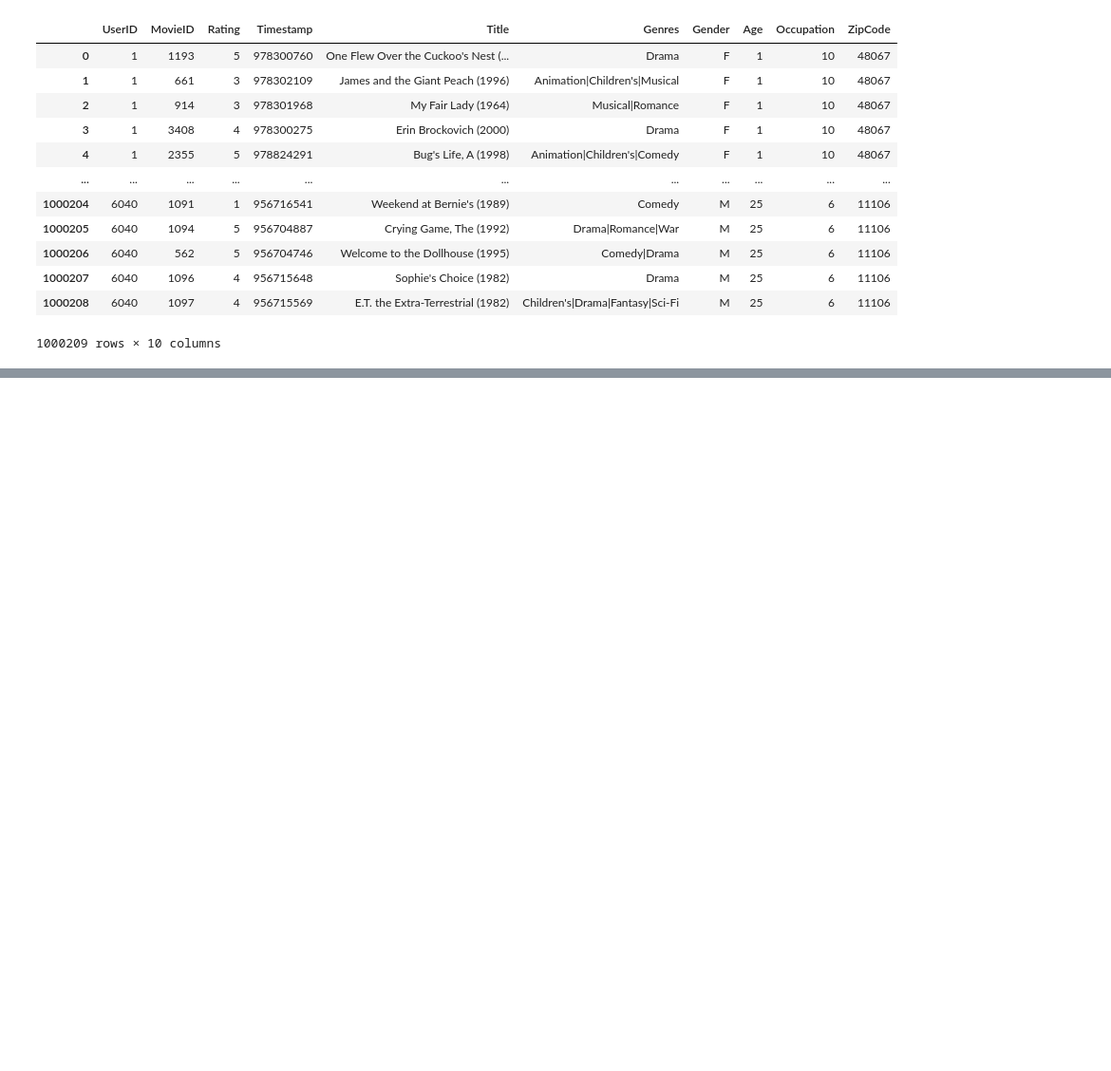
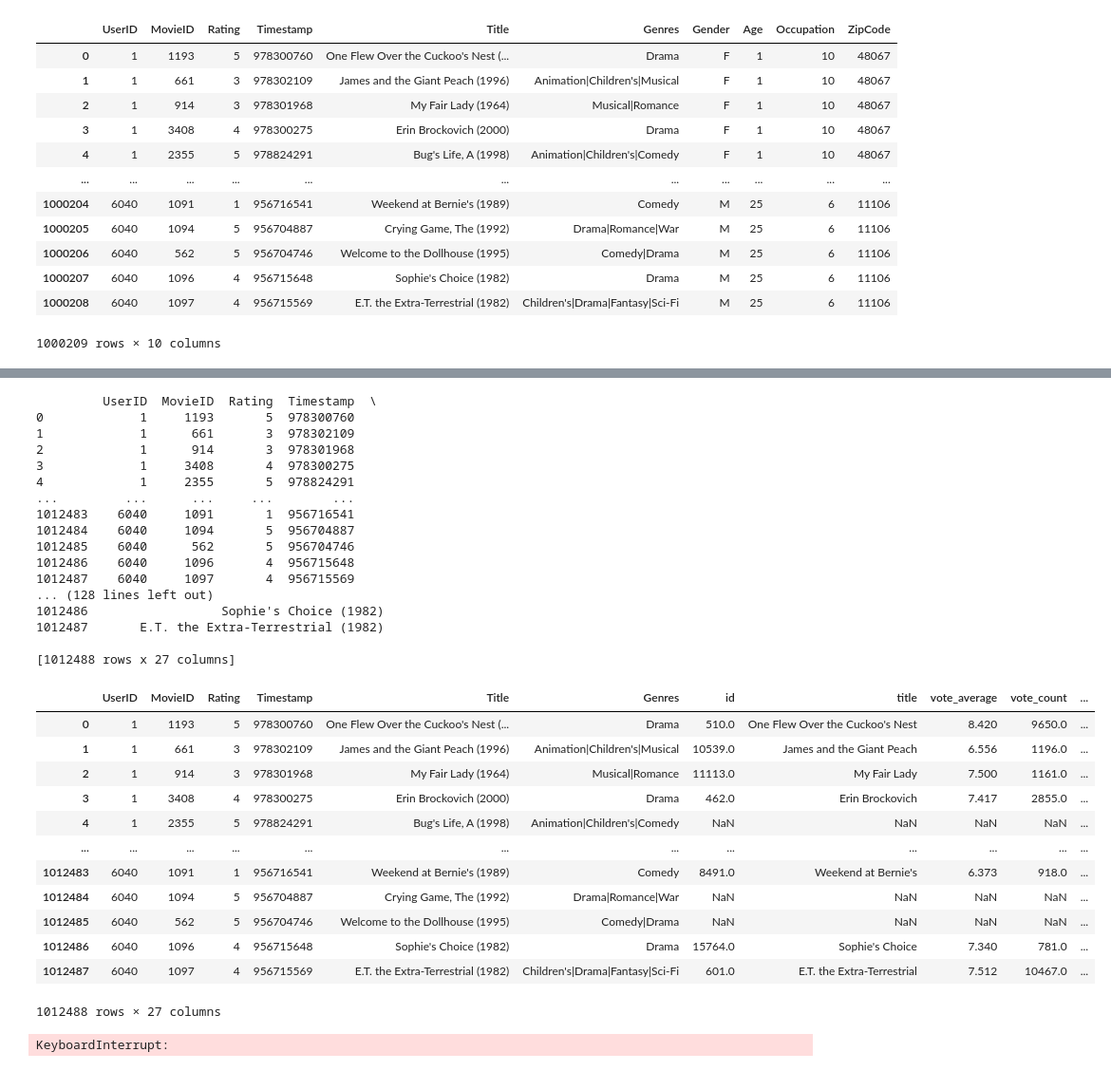
Before and after one commit to wadeyman/4222_Project, a Jupyter notebook: main.ipynb, the cells around one changed output, grey strips where cells are left out. Shown: that part at 95% size. Cells and saved outputs as stored; diff of their text form; code cells hidden in the pictures; blank space fills up the shorter version.

```diff
--- a/main.ipynb
+++ b/main.ipynb
@@ -103,0 +153,79 @@ merged_df
+# %%
+# Assuming 'merged_df' is your DataFrame
+content_merged_df = merged_df.drop(['genres', 'poster_path', 'backdrop_path','Age', 'Gender', 'homepage','Occupation', 'ZipCode'], axis=1)
+content_merged_df = content_merged_df.drop_duplicates().reset_index(drop=True) #no duplicates since row numbers remained the same, timestamp used for temporal analysis
+print(content_merged_df)
+content_merged_df
+# %% [output]
+         UserID  MovieID  Rating  Timestamp  \
+0             1     1193       5  978300760
+1             1      661       3  978302109
+2             1      914       3  978301968
+3             1     3408       4  978300275
+4             1     2355       5  978824291
+...         ...      ...     ...        ...
+1012483    6040     1091       1  956716541
+1012484    6040     1094       5  956704887
+1012485    6040      562       5  956704746
+1012486    6040     1096       4  956715648
+1012487    6040     1097       4  956715569
+... (128 lines left out)
+1012486                  Sophie's Choice (1982)
+1012487       E.T. the Extra-Terrestrial (1982)
+
+[1012488 rows x 27 columns]
+|  | UserID | MovieID | Rating | Timestamp | Title | Genres | id | title | vote_average | vote_count | ... |
+| 0 | 1 | 1193 | 5 | 978300760 | One Flew Over the Cuckoo's Nest (... | Drama | 510.0 | One Flew Over the Cuckoo's Nest | 8.420 | 9650.0 | ... |
+| 1 | 1 | 661 | 3 | 978302109 | James and the Giant Peach (1996) | Animation|Children's|Musical | 10539.0 | James and the Giant Peach | 6.556 | 1196.0 | ... |
+| 2 | 1 | 914 | 3 | 978301968 | My Fair Lady (1964) | Musical|Romance | 11113.0 | My Fair Lady | 7.500 | 1161.0 | ... |
+| 3 | 1 | 3408 | 4 | 978300275 | Erin Brockovich (2000) | Drama | 462.0 | Erin Brockovich | 7.417 | 2855.0 | ... |
+| 4 | 1 | 2355 | 5 | 978824291 | Bug's Life, A (1998) | Animation|Children's|Comedy | NaN | NaN | NaN | NaN | ... |
+| ... | ... | ... | ... | ... | ... | ... | ... | ... | ... | ... | ... |
+| 1012483 | 6040 | 1091 | 1 | 956716541 | Weekend at Bernie's (1989) | Comedy | 8491.0 | Weekend at Bernie's | 6.373 | 918.0 | ... |
+| 1012484 | 6040 | 1094 | 5 | 956704887 | Crying Game, The (1992) | Drama|Romance|War | NaN | NaN | NaN | NaN | ... |
+| 1012485 | 6040 | 562 | 5 | 956704746 | Welcome to the Dollhouse (1995) | Comedy|Drama | NaN | NaN | NaN | NaN | ... |
+| 1012486 | 6040 | 1096 | 4 | 956715648 | Sophie's Choice (1982) | Drama | 15764.0 | Sophie's Choice | 7.340 | 781.0 | ... |
+| 1012487 | 6040 | 1097 | 4 | 956715569 | E.T. the Extra-Terrestrial (1982) | Children's|Drama|Fantasy|Sci-Fi | 601.0 | E.T. the Extra-Terrestrial | 7.512 | 10467.0 | ... |
+1012488 rows × 27 columns
+# %%
+import pandas as pd
+from sklearn.feature_extraction.text import TfidfVectorizer
+
+# Combining "overview" and "tagline" into a single text feature for each movie
+# Filling missing values with empty strings
+content_merged_df['combined_text'] = content_merged_df['overview'].fillna('') + " " + content_merged_df['tagline'].fillna('')
+
+# Initializing the TF-IDF Vectorizer
+tfidf_vectorizer = TfidfVectorizer(stop_words='english')
+
+# Fitting and transforming the combined text data
+tfidf_matrix = tfidf_vectorizer.fit_transform(content_merged_df['combined_text'])
+
+from sklearn.preprocessing import OneHotEncoder
+
+# Initializing the OneHotEncoder
+onehot_encoder = OneHotEncoder()
+
+# Selecting columns for one-hot encoding
+columns_to_encode = ['original_language', 'Genres', 'production_companies', 'production_countries']
+
+# Assuming each of these columns is a string of separated values (e.g., "English,Spanish"), you'll first need to split them
+# For simplicity, this example assumes these fields are already properly formatted as single values or lists
+
+# Applying one-hot encoding
+encoded_features = pd.DataFrame()
+for column in columns_to_encode:
+    # The input to fit_transform needs to be reshaped if it's a single feature column
+    reshaped = content_merged_df[column].fillna('Unknown').values.reshape(-1, 1)
+    encoded = onehot_encoder.fit_transform(reshaped).toarray()
+
+    # Creating a DataFrame with encoded features
+    feature_names = [f"{column}_{cat}" for cat in onehot_encoder.categories_[0]]
+
+    # Creating a DataFrame for the encoded features of this column
+    encoded_df = pd.DataFrame(encoded, columns=feature_names)
+
+    # Concatenating the new features to the encoded_features DataFrame
+    encoded_features = pd.concat([encoded_features, encoded_df], axis=1)
+# %% [output]
+KeyboardInterrupt:
```
Also changed, not shown: parts of 7 cells of this notebook.
